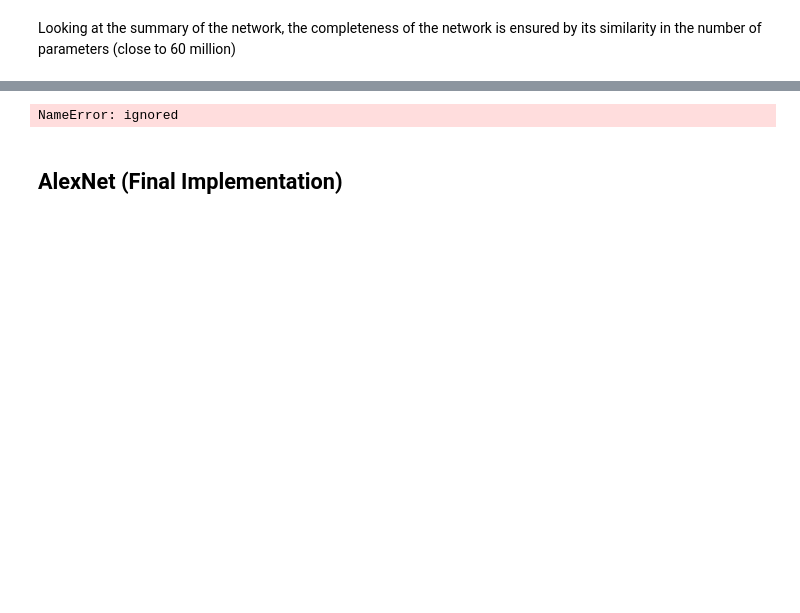
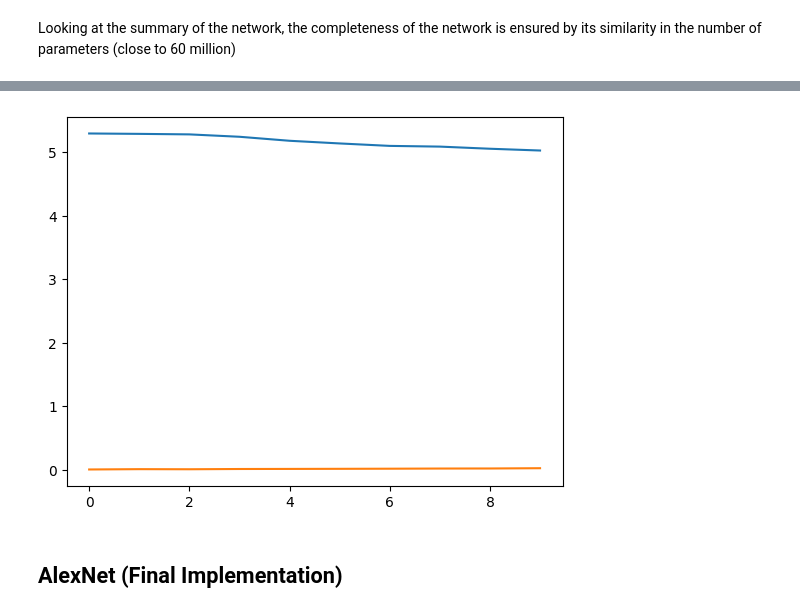
Before and after one commit to OmPanchal/AlexNet-using-tensorflow, a Jupyter notebook: AlexNet.ipynb, the cells around one changed output, grey strips where cells are left out. Cells and saved outputs as stored; diff of their text form; code cells hidden in the pictures; blank space fills up the shorter version.

Commit message:
Fixed accuracy and loss issue

```diff
--- a/AlexNet.ipynb
+++ b/AlexNet.ipynb
@@ -404,5 +404,5 @@ test_model.compile(
     metrics=["accuracy"]
 )
 
-test_model.fit(TRAIN_DS.take(5), epochs=5)
+test_model.fit(TRAIN_DS.take(100), epochs=10)
 # %% [output]
@@ -420,4 +434,8 @@ Epoch 5/5
+# %%
+plt.plot(test_model.history.history["loss"])
+plt.plot(test_model.history.history["accuracy"])
+plt.show()
+# %% [output]
+[figure, added]
 # %%
 del test_model
-# %% [output]
-NameError: ignored
```
Also changed, not shown: parts of 13 cells of this notebook.
